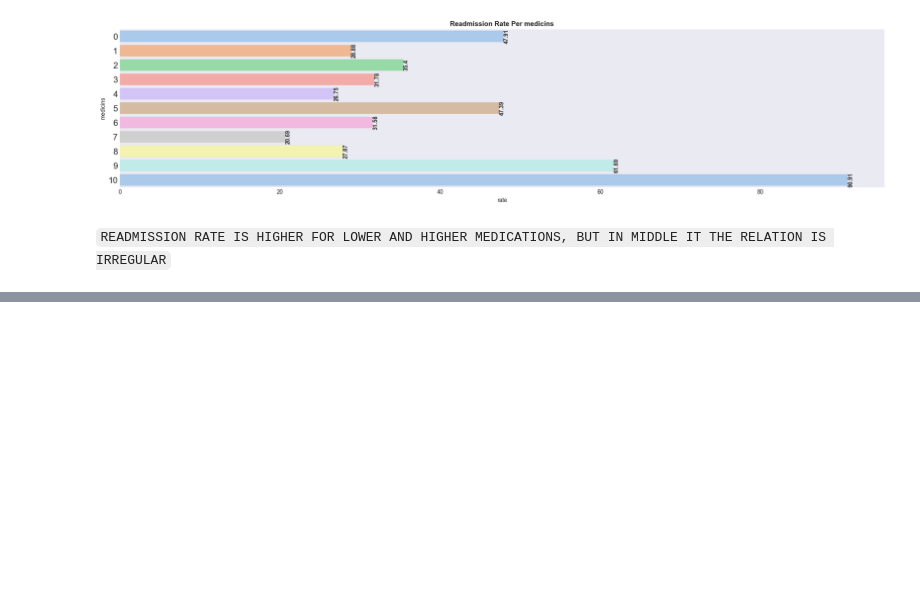
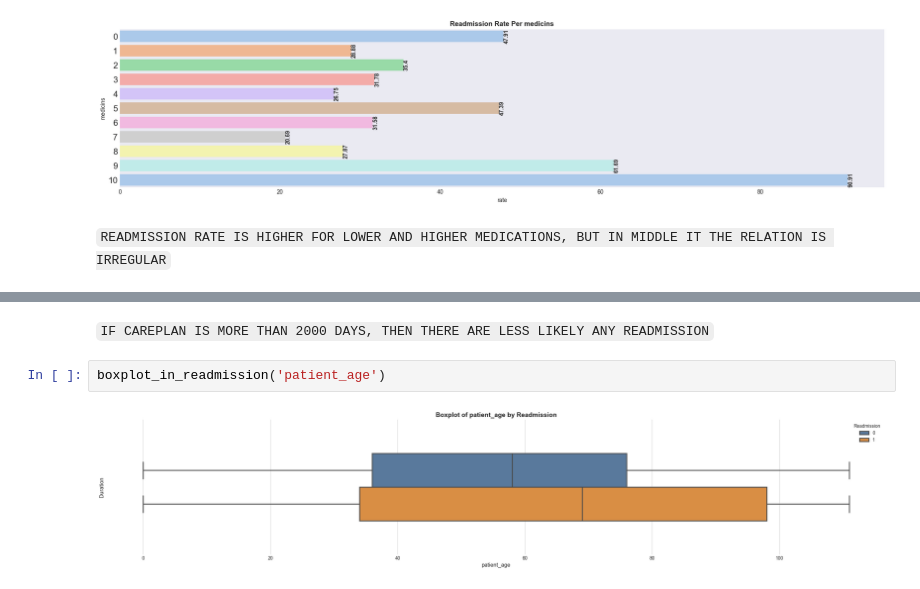
Before and after one commit to IamRaNo/Portfolio-Projects-Repository, a Jupyter notebook: Synthea Datasets/Solutions/business_problems/problem_1.ipynb, the cells around one changed output, grey strips where cells are left out. Drawn from its saved outputs; the diff is of its cells as text; blank space fills up the shorter version.

```diff
--- a/Synthea Datasets/Solutions/business_problems/problem_1.ipynb
+++ b/Synthea Datasets/Solutions/business_problems/problem_1.ipynb
@@ -476,0 +510,6 @@ readmission_rate_per_category('medicins')
+# %% [markdown]
+`IF CAREPLAN IS MORE THAN 2000 DAYS, THEN THERE ARE LESS LIKELY ANY READMISSION`
+# %%
+boxplot_in_readmission('patient_age')
+# %% [output]
+[figure, added]
```
Also changed, not shown: parts of 12 cells of this notebook.
